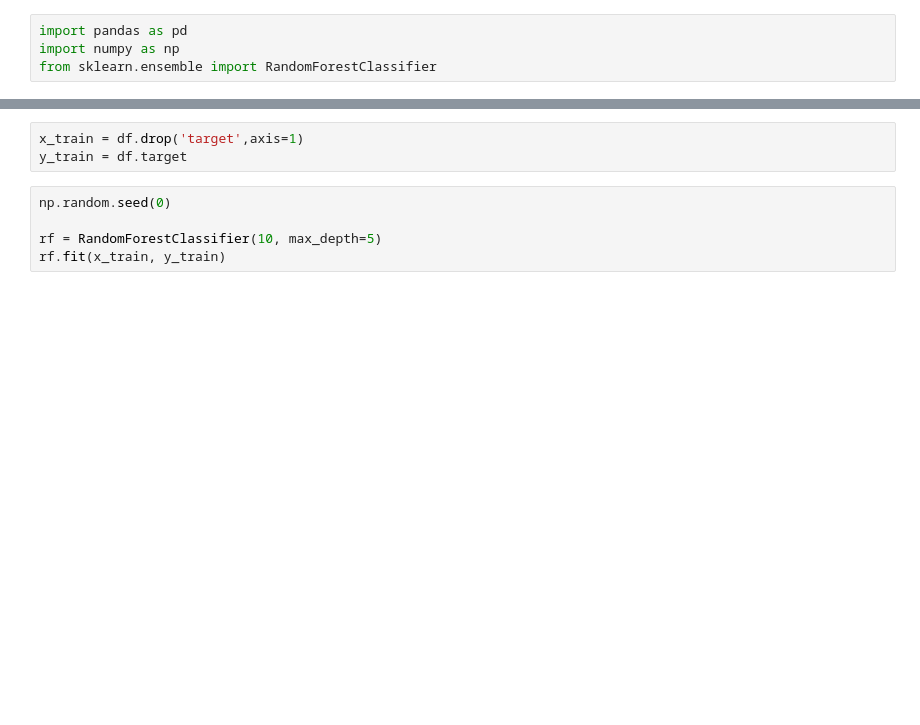
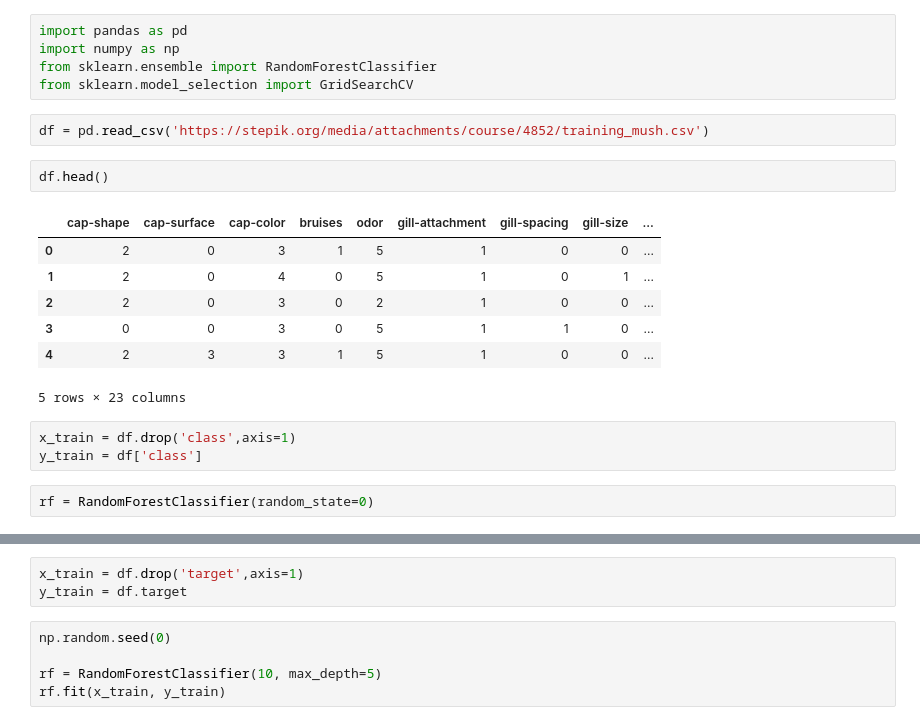
Before and after one commit to Quantanomo/DS, a Jupyter notebook: Random_Forest.ipynb, the cells around one changed output, grey strips where cells are left out. Cells and saved outputs as stored; diff of their text form; blank space fills up the shorter version.

```diff
--- a/Random_Forest.ipynb
+++ b/Random_Forest.ipynb
@@ -2,3 +2,21 @@
 import pandas as pd
 import numpy as np
 from sklearn.ensemble import RandomForestClassifier
+from sklearn.model_selection import GridSearchCV
+# %%
+df = pd.read_csv('https://stepik.org/media/attachments/course/4852/training_mush.csv')
+# %%
+df.head()
+# %% [output]
+|  | cap-shape | cap-surface | cap-color | bruises | odor | gill-attachment | gill-spacing | gill-size | ... |
+| 0 | 2 | 0 | 3 | 1 | 5 | 1 | 0 | 0 | ... |
+| 1 | 2 | 0 | 4 | 0 | 5 | 1 | 0 | 1 | ... |
+| 2 | 2 | 0 | 3 | 0 | 2 | 1 | 0 | 0 | ... |
+| 3 | 0 | 0 | 3 | 0 | 5 | 1 | 1 | 0 | ... |
+| 4 | 2 | 3 | 3 | 1 | 5 | 1 | 0 | 0 | ... |
+5 rows × 23 columns
+# %%
+x_train = df.drop('class',axis=1)
+y_train = df['class']
+# %%
+rf = RandomForestClassifier(random_state=0)
```
Also changed, not shown: parts of 18 cells of this notebook.
